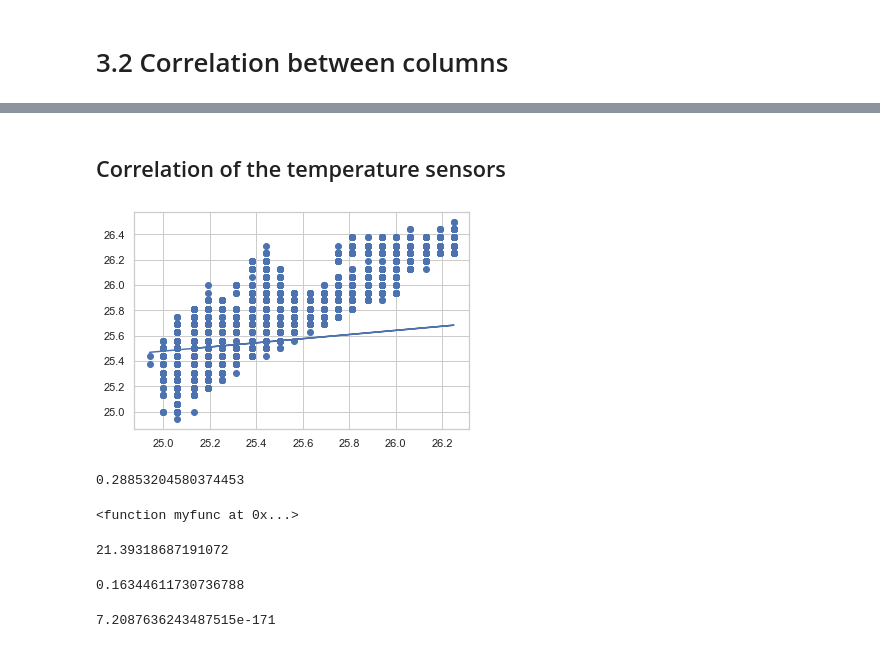
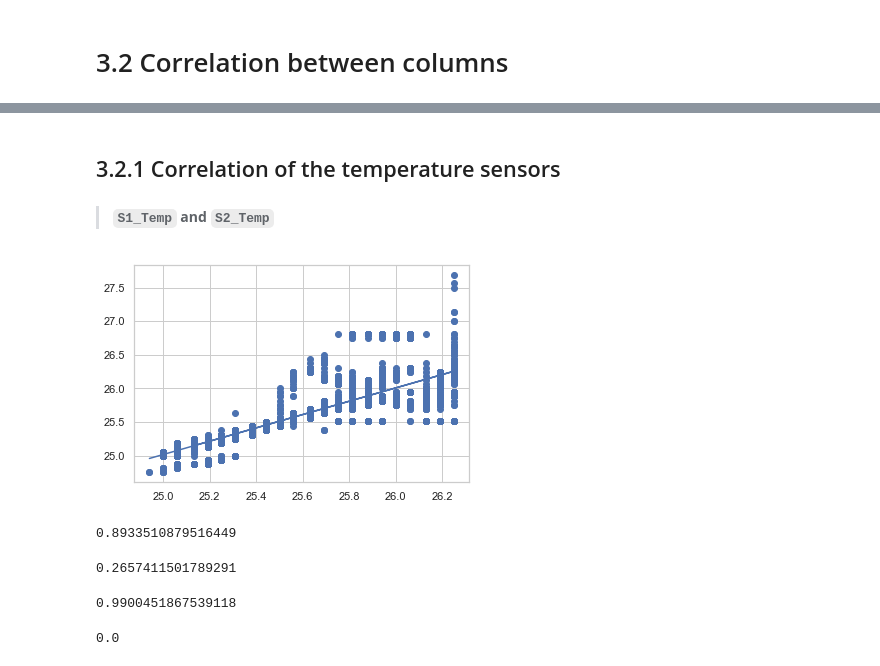
Before and after one commit to ChauHuynh1/Room-Occupancy-Estimation, a Jupyter notebook: EEET2485_GroupProject.ipynb, the cells around one changed output, grey strips where cells are left out. Drawn from its saved outputs; the diff is of its cells as text; code cells hidden in the pictures.

```diff
--- a/EEET2485_GroupProject.ipynb
+++ b/EEET2485_GroupProject.ipynb
@@ -501,7 +514,7 @@ print(len(occ_not_0)/len(extreme_temp) * 100)
 ****
 Most of the extreme temperature in the `S2_temp` have more than 1 people in the room so I want to drop in some cases that do not have people in room.
 # %%
-df.loc[(df['S2_Temp'] > outliers.min()) & (df['S2_Temp'] < outliers.max()) & df['Room_Occupancy_Count'] < 1, 'S2_Temp'] = df['S2_Temp'].mean()
+df.loc[(df['S2_Temp'] > outliers.min()) & (df['S2_Temp'] < outliers.max()) & (df['Room_Occupancy_Count'] < 1), 'S2_Temp'] = df['S2_Temp'].mean()
 # %% [markdown]
 > **`S3_Temp` column**
 # %%
@@ -1029,38 +1050,37 @@ This heat map demonstrates the correlation between columns in the dataset. From
 # %% [markdown]
-## Correlation of the temperature sensors
+<a id="3.2.1"></a>
+## 3.2.1 Correlation of the temperature sensors
+# %% [markdown]
+> **`S1_Temp` and `S2_Temp`**
 # %%
 import matplotlib.pyplot as plt
 from scipy import stats
 
 slope, intercept, r, p, std_err = stats.linregress(df['S1_Temp'], df['S2_Temp'])
 
 def myfunc(x):
   return slope * x + intercept
 
 mymodel = list(map(myfunc, df['S1_Temp']))
 
-plt.scatter(df['S1_Temp'], df['S4_Temp'])
+plt.scatter(df['S1_Temp'], df['S2_Temp'])
 plt.plot(df['S1_Temp'], mymodel)
 plt.show()
 # %% [output]
-[figure, old version]
+[figure, new version]
 # %%
 r
 # %% [output]
-0.28853204580374453
+0.8933510879516449
-# %%
-print(myfunc)
-# %% [output]
-<function myfunc at 0x...>
 # %%
 intercept
 # %% [output]
-21.39318687191072
+0.2657411501789291
 # %%
 slope
 # %% [output]
-0.16344611730736788
+0.9900451867539118
 # %%
 p
 # %% [output]
-7.2087636243487515e-171
+0.0
```
Also changed, not shown: parts of 13 cells of this notebook.
